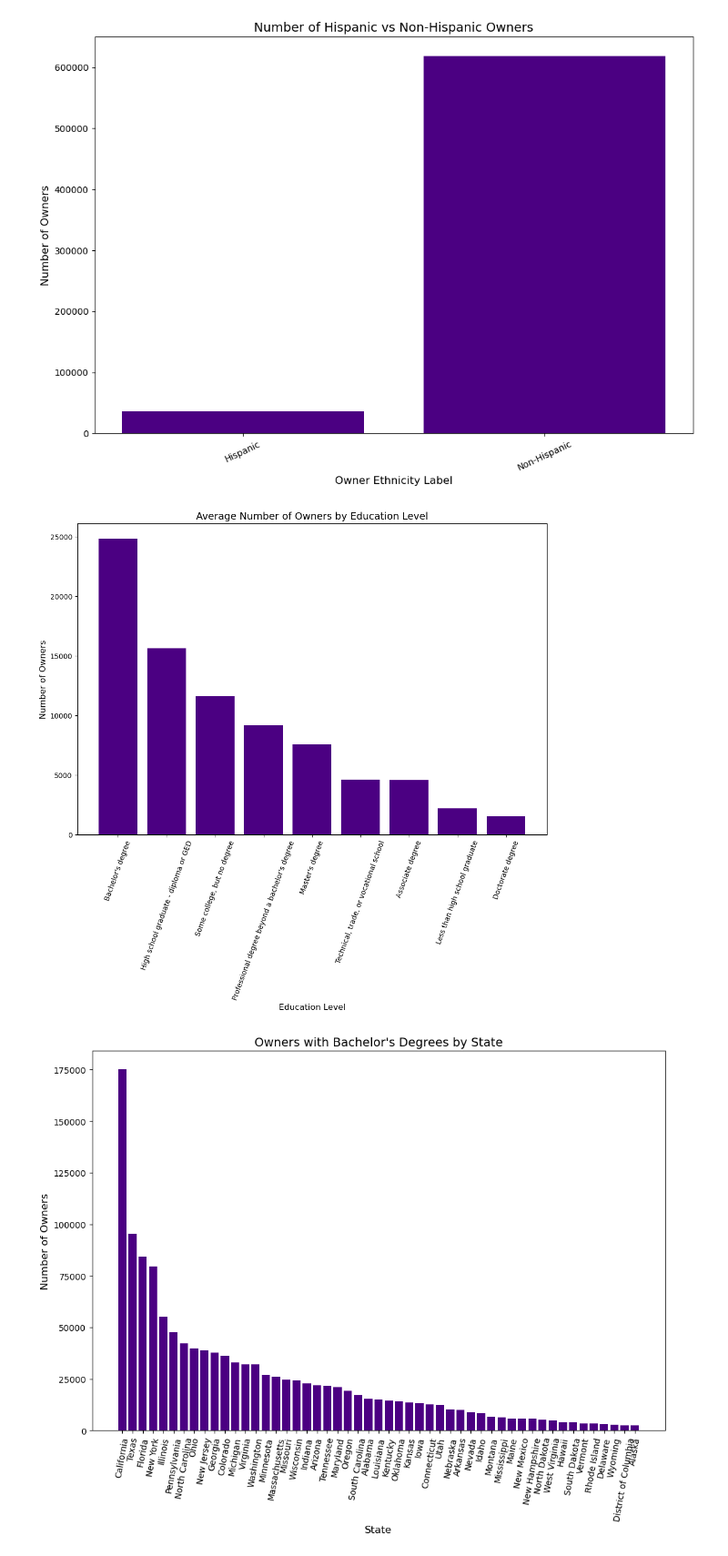
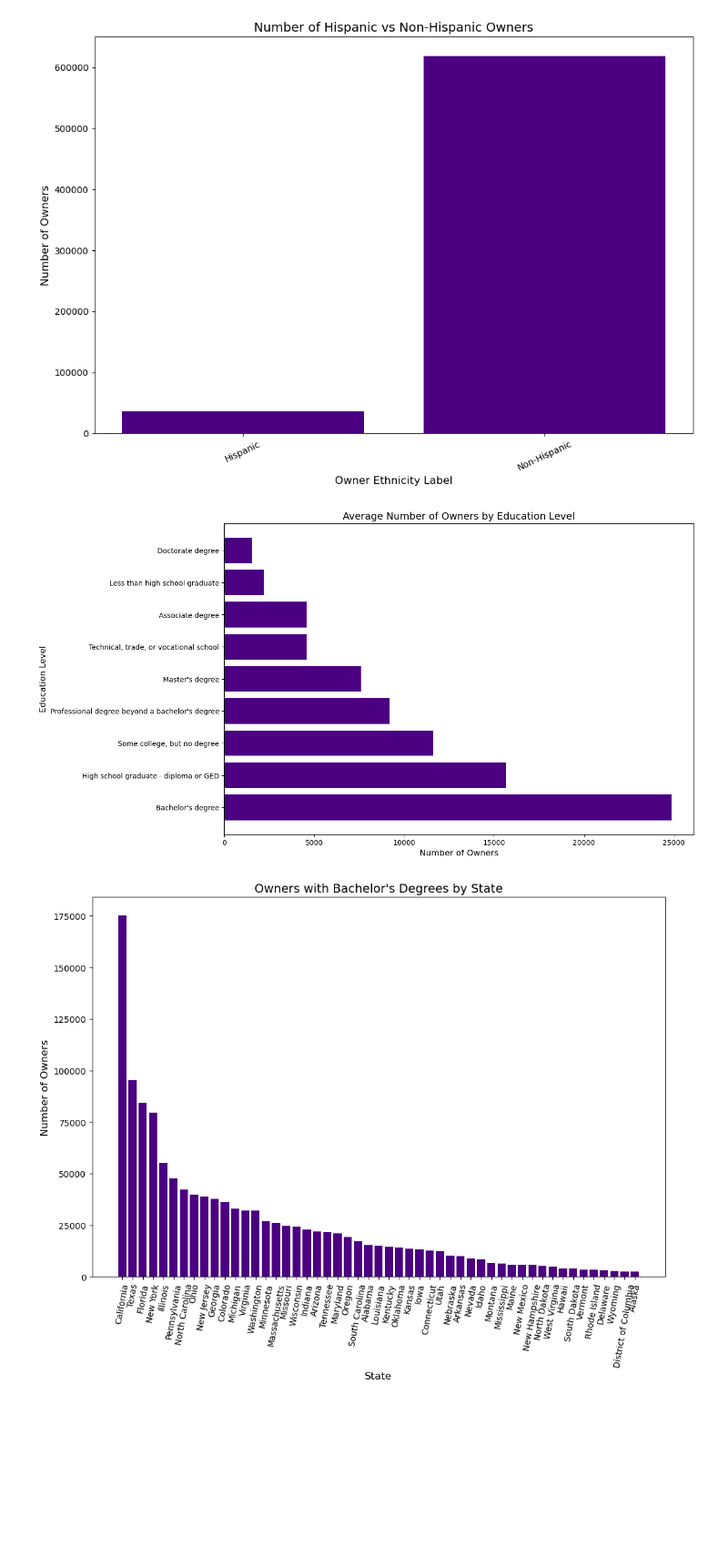
Before and after one commit to FinnMcSweeney/asmt-08-group1, a Jupyter notebook: asmt-08.ipynb, the cells around one changed output. Shown at 91% size. Drawn from its saved outputs; the diff is of its cells as text; code cells hidden in the pictures; blank space fills up the shorter version.

```diff
--- a/asmt-08.ipynb
+++ b/asmt-08.ipynb
@@ -284,14 +286,13 @@ charbizowner_state_educ = charbizowner_state[(charbizowner_state['qdesc_label']
 result = charbizowner_state_educ.groupby(['ownchar_label'])['number_owners'].mean().reset_index().sort_values('number_owners', ascending = False)
 # %%
 plt.figure(figsize = (12, 8))
-plt.bar(x=result['ownchar_label'], height = result['number_owners'], color = 'indigo')
-plt.xticks(rotation = 70)
+plt.barh(y=result['ownchar_label'], width = result['number_owners'], color = 'indigo')
 
 plt.title('Average Number of Owners by Education Level', size = 14)
-plt.xlabel('Education Level', size = 12)
-plt.ylabel('Number of Owners', size = 12);
+plt.xlabel('Number of Owners', size = 12)
+plt.ylabel('Education Level', size = 12);
 # %% [output]
-[figure, old version]
+[figure, new version]
 # %%
 # Focused on Bachelor's since business owners were more likely to have that degree
 bachelors = charbizowner_state_educ[(charbizowner_state_educ['ownchar_label'] == "Bachelor's degree")]
```
Also changed, not shown: parts of 2 cells of this notebook.
